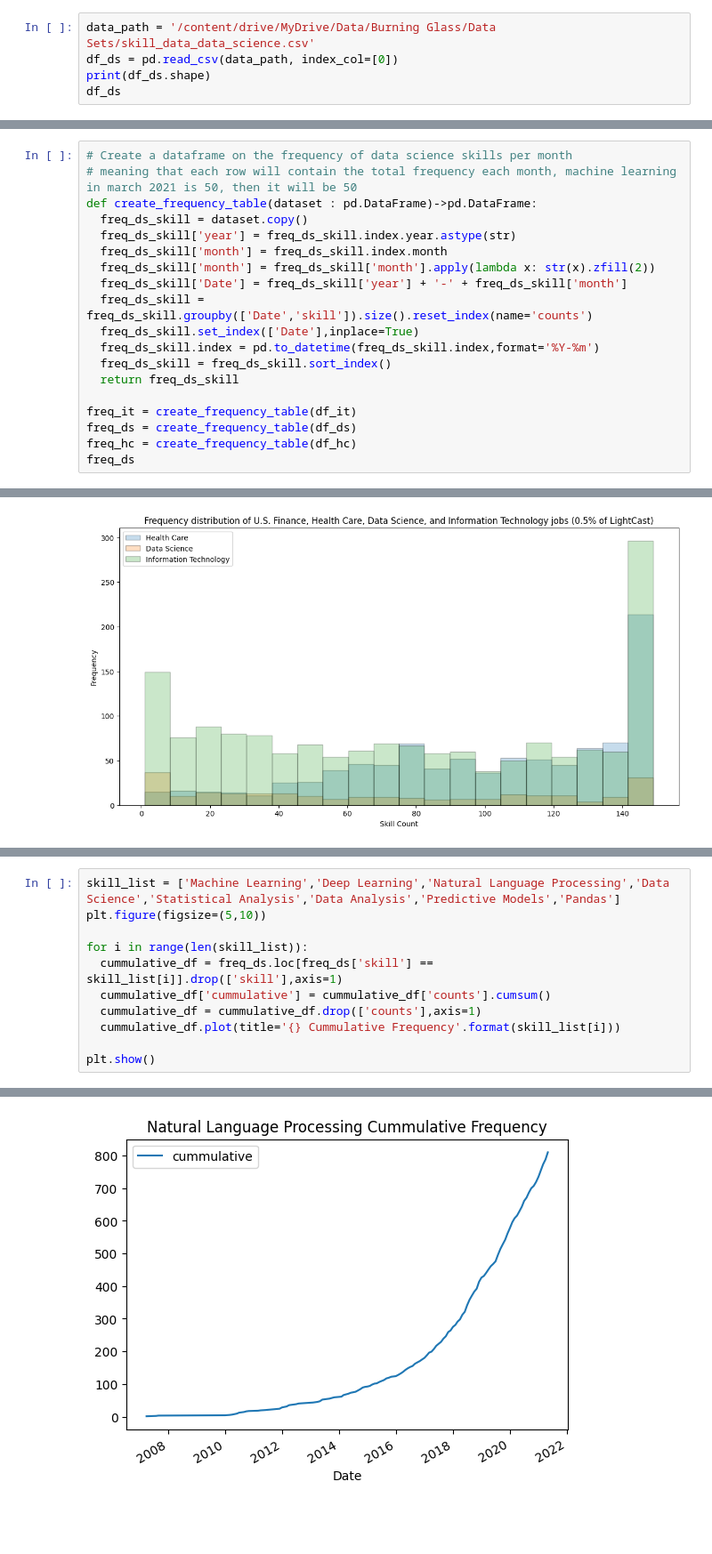
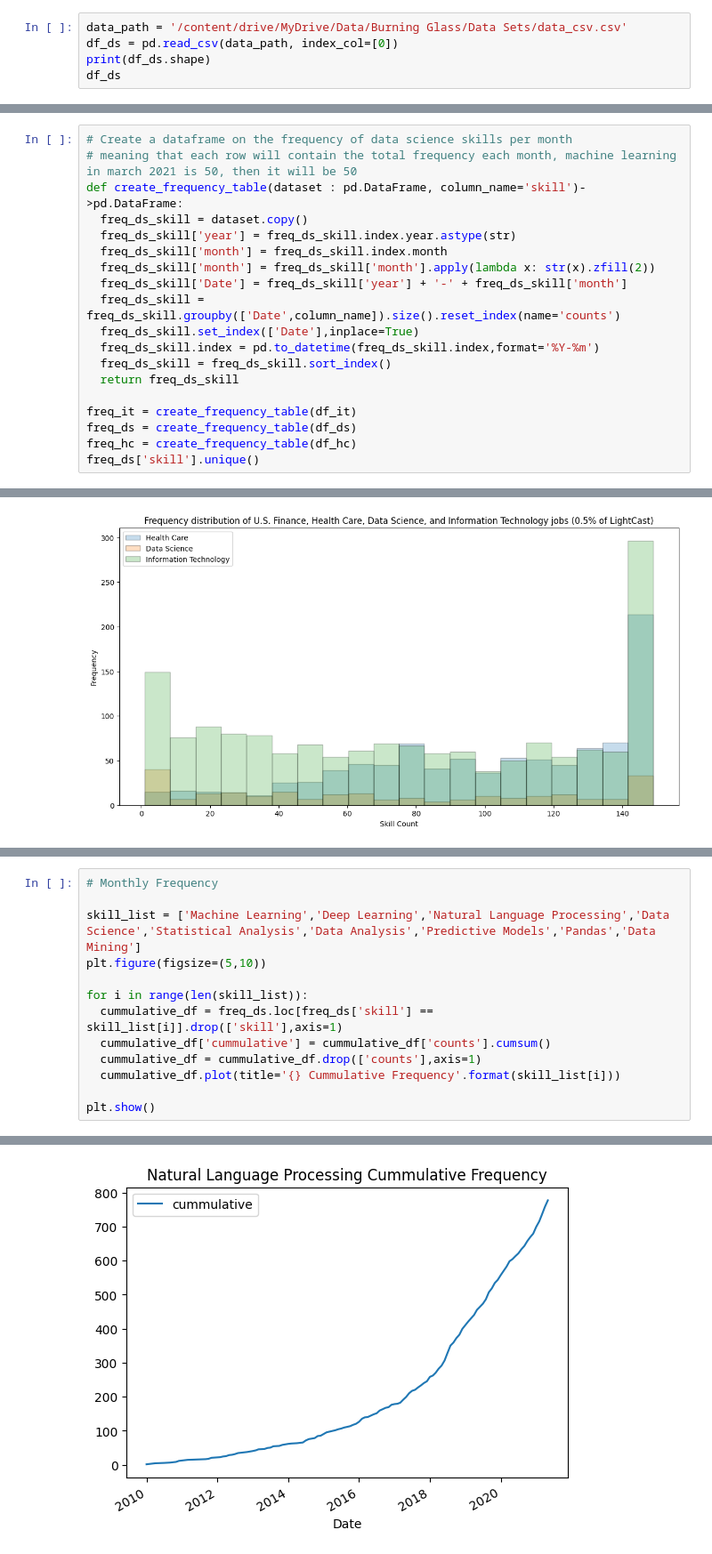
Before and after one commit to Josh-Hiz/BurningGlassAnalysis, a Jupyter notebook: BurningGlass_Skills.ipynb, the cells around one changed output, grey strips where cells are left out. Shown at 89% size. Drawn from its saved outputs; the diff is of its cells as text; blank space fills up the shorter version.

```diff
--- a/BurningGlass_Skills.ipynb
+++ b/BurningGlass_Skills.ipynb
@@ -79,7 +79,7 @@ df_hc
 | 1277185 | 2021-05-31 | Dementia knowledge | Mental Health Diseases and Disorders | Health Care |
 1277186 rows × 4 columns
 # %%
-data_path = '/content/drive/MyDrive/Data/Burning Glass/Data Sets/skill_data_data_science.csv'
+data_path = '/content/drive/MyDrive/Data/Burning Glass/Data Sets/data_csv.csv'
 df_ds = pd.read_csv(data_path, index_col=[0])
 print(df_ds.shape)
 df_ds
@@ -192,13 +193,13 @@ More to be added if needed
 # %%
 # Create a dataframe on the frequency of data science skills per month
 # meaning that each row will contain the total frequency each month, machine learning in march 2021 is 50, then it will be 50
-def create_frequency_table(dataset : pd.DataFrame)->pd.DataFrame:
+def create_frequency_table(dataset : pd.DataFrame, column_name='skill')->pd.DataFrame:
   freq_ds_skill = dataset.copy()
   freq_ds_skill['year'] = freq_ds_skill.index.year.astype(str)
   freq_ds_skill['month'] = freq_ds_skill.index.month
   freq_ds_skill['month'] = freq_ds_skill['month'].apply(lambda x: str(x).zfill(2))
   freq_ds_skill['Date'] = freq_ds_skill['year'] + '-' + freq_ds_skill['month']
-  freq_ds_skill = freq_ds_skill.groupby(['Date','skill']).size().reset_index(name='counts')
+  freq_ds_skill = freq_ds_skill.groupby(['Date',column_name]).size().reset_index(name='counts')
   freq_ds_skill.set_index(['Date'],inplace=True)
   freq_ds_skill.index = pd.to_datetime(freq_ds_skill.index,format='%Y-%m')
   freq_ds_skill = freq_ds_skill.sort_index()
@@ -207,5 +208,5 @@ def create_frequency_table(dataset : pd.DataFrame)->pd.DataFrame:
 freq_it = create_frequency_table(df_it)
 freq_ds = create_frequency_table(df_ds)
 freq_hc = create_frequency_table(df_hc)
-freq_ds
+freq_ds['skill'].unique()
 # %% [output]
@@ -264,5 +291,7 @@ create_histograms(df_list,20)
 # %%
-skill_list = ['Machine Learning','Deep Learning','Natural Language Processing','Data Science','Statistical Analysis','Data Analysis','Predictive Models','Pandas']
+# Monthly Frequency
+
+skill_list = ['Machine Learning','Deep Learning','Natural Language Processing','Data Science','Statistical Analysis','Data Analysis','Predictive Models','Pandas','Data Mining']
 plt.figure(figsize=(5,10))
 
 for i in range(len(skill_list)):
@@ -279 +308 @@ plt.show()
-[figure, old version]
+[figure, new version]
```
Also changed, not shown: parts of 17 cells of this notebook.
